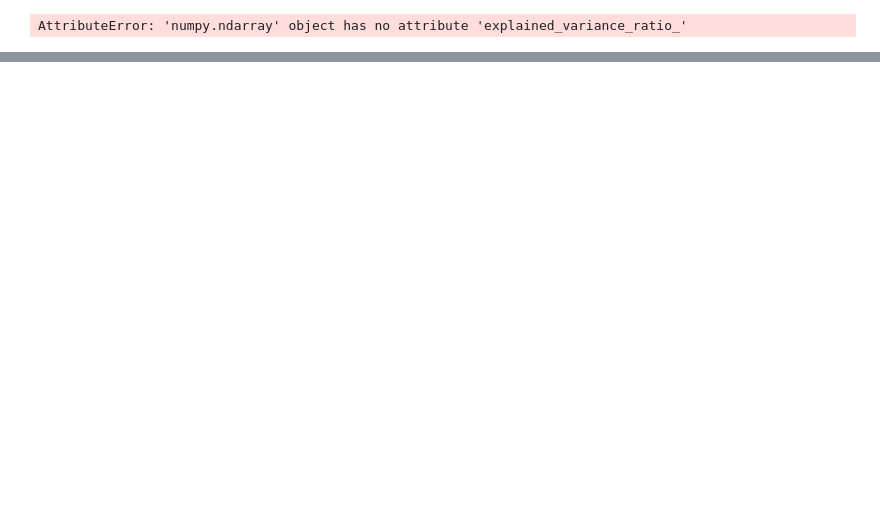
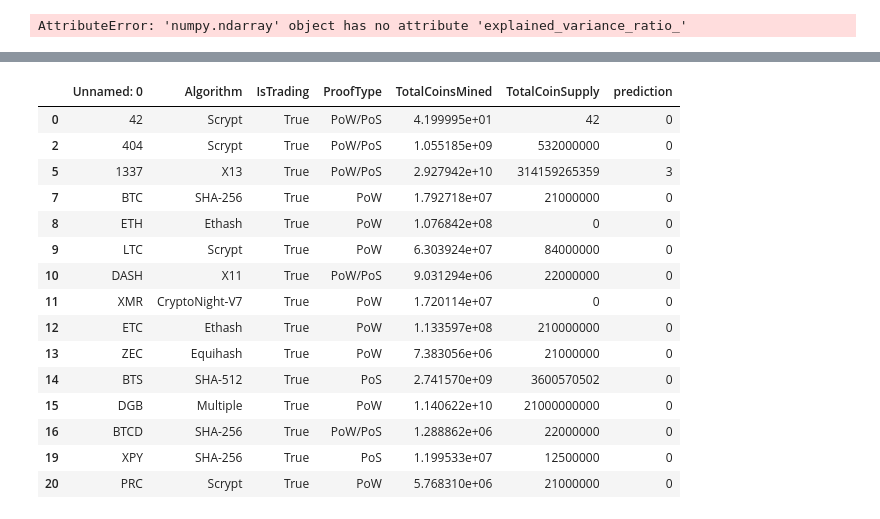
Before and after one commit to habrasek/unsupervised-ml, a Jupyter notebook: analysis.ipynb, the cells around one changed output, grey strips where cells are left out. Cells and saved outputs as stored; diff of their text form; code cells hidden in the pictures; blank space fills up the shorter version.

```diff
--- a/analysis.ipynb
+++ b/analysis.ipynb
@@ -172,0 +182,21 @@ plt.show()
+# %%
+df['prediction'] = predictions
+# %%
+df.head(15)
+# %% [output]
+|  | Unnamed: 0 | Algorithm | IsTrading | ProofType | TotalCoinsMined | TotalCoinSupply | prediction |
+| 0 | 42 | Scrypt | True | PoW/PoS | 4.199995e+01 | 42 | 0 |
+| 2 | 404 | Scrypt | True | PoW/PoS | 1.055185e+09 | 532000000 | 0 |
+| 5 | 1337 | X13 | True | PoW/PoS | 2.927942e+10 | 314159265359 | 3 |
+| 7 | BTC | SHA-256 | True | PoW | 1.792718e+07 | 21000000 | 0 |
+| 8 | ETH | Ethash | True | PoW | 1.076842e+08 | 0 | 0 |
+| 9 | LTC | Scrypt | True | PoW | 6.303924e+07 | 84000000 | 0 |
+| 10 | DASH | X11 | True | PoW/PoS | 9.031294e+06 | 22000000 | 0 |
+| 11 | XMR | CryptoNight-V7 | True | PoW | 1.720114e+07 | 0 | 0 |
+| 12 | ETC | Ethash | True | PoW | 1.133597e+08 | 210000000 | 0 |
+| 13 | ZEC | Equihash | True | PoW | 7.383056e+06 | 21000000 | 0 |
+| 14 | BTS | SHA-512 | True | PoS | 2.741570e+09 | 3600570502 | 0 |
+| 15 | DGB | Multiple | True | PoW | 1.140622e+10 | 21000000000 | 0 |
+| 16 | BTCD | SHA-256 | True | PoW/PoS | 1.288862e+06 | 22000000 | 0 |
+| 19 | XPY | SHA-256 | True | PoS | 1.199533e+07 | 12500000 | 0 |
+| 20 | PRC | Scrypt | True | PoW | 5.768310e+06 | 21000000 | 0 |
```
Also changed, not shown: parts of 10 cells of this notebook.
